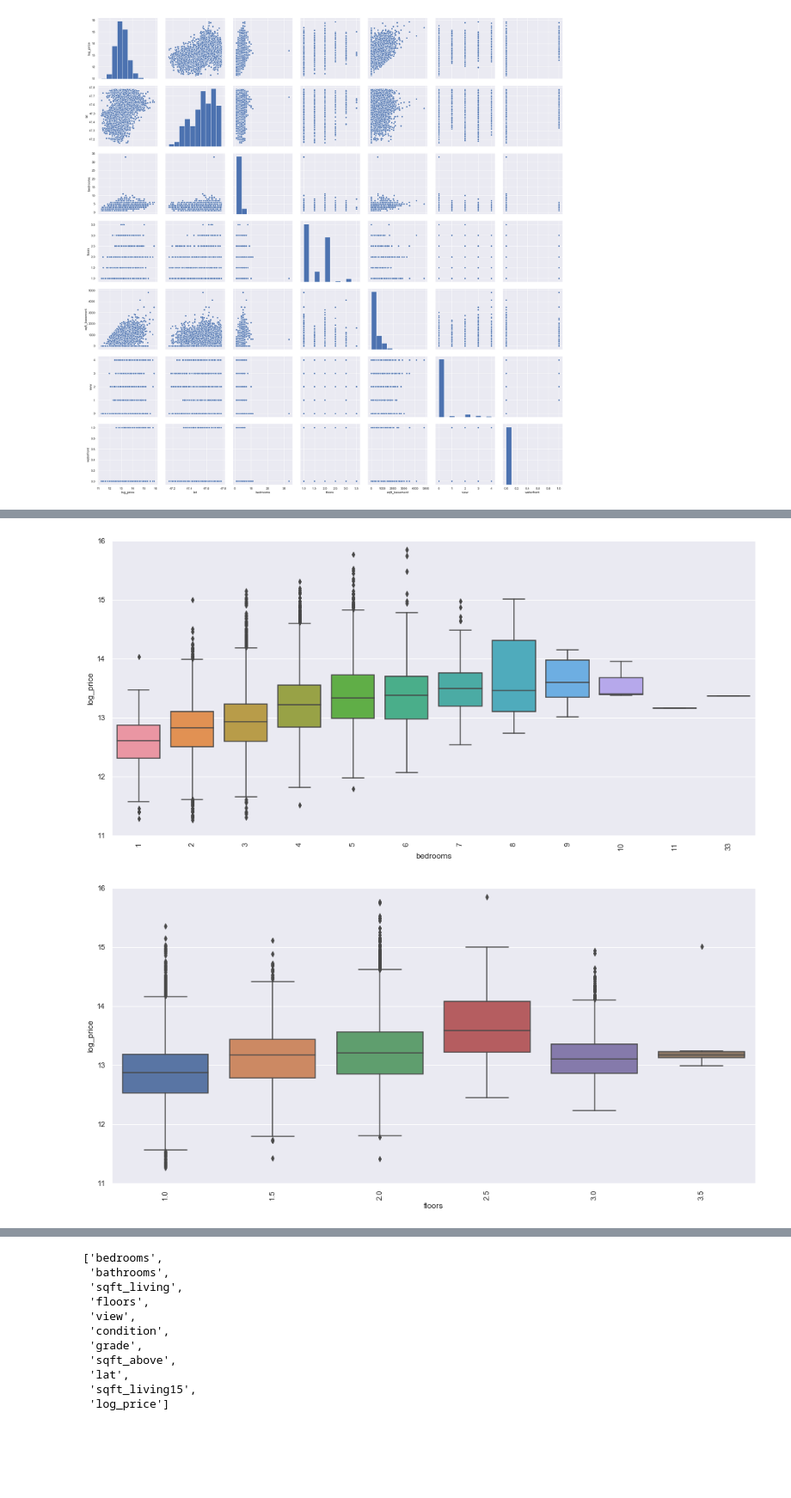
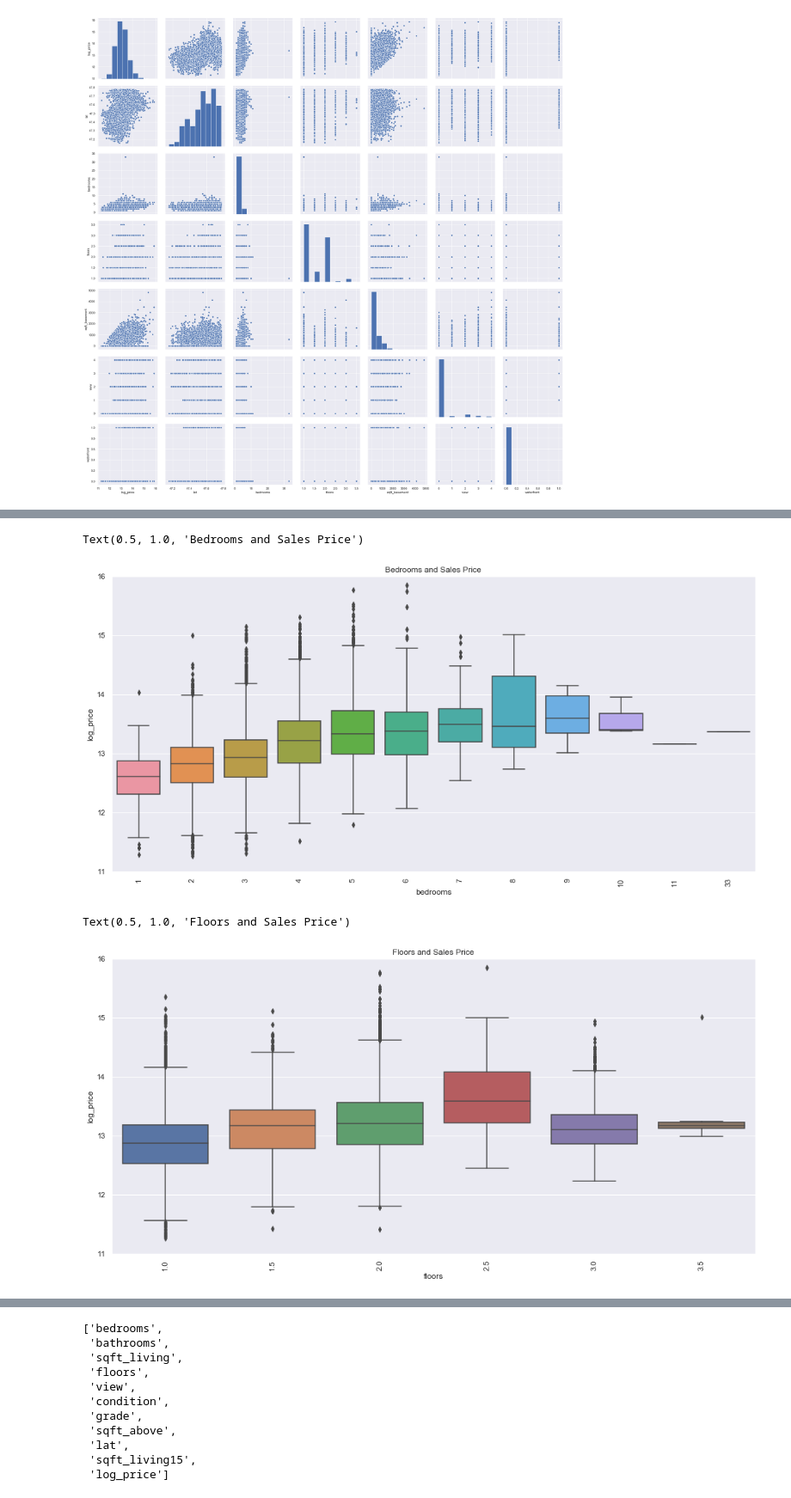
Before and after one commit to giorosati/dsc-1-final-project-online-ds-pt-100118, a Jupyter notebook: student_v2.ipynb, the cells around one changed output, grey strips where cells are left out. Shown at 86% size. Saved outputs shown, nothing was run; the diff lists cells and outputs as text; code cells hidden in the pictures; blank space fills up the shorter version.

```diff
--- a/student_v2.ipynb
+++ b/student_v2.ipynb
@@ -610,20 +633,24 @@ f, ax = plt.subplots(figsize=(17, 8))
 fig = sns.boxplot(x=var, y="log_price", data=data)
 fig.axis(ymin=11, ymax=16);
 plt.xticks(rotation=90);
+plt.title("Bedrooms and Sales Price")
 # %% [output]
+Text(0.5, 1.0, 'Bedrooms and Sales Price')
-[figure, old version]
+[figure, new version]
 # %%
 # bedrooms again indicates a slight correlation to log_price from values 1 to 7.
 # Above 7 the correlation breaks down.
 
 var = 'floors'
 data = pd.concat([df2.log_price, df2[var]], axis=1)
 f, ax = plt.subplots(figsize=(17, 8))
 fig = sns.boxplot(x=var, y="log_price", data=data)
 fig.axis(ymin=11, ymax=16);
 plt.xticks(rotation=90);
+plt.title("Floors and Sales Price")
 # %% [output]
+Text(0.5, 1.0, 'Floors and Sales Price')
-[figure, old version]
+[figure, new version]
 # %%
 # floors shows a slight positive correlation to log_price for floors of 1 to 2.5, but with many outliers
 
```
Also changed, not shown: parts of 21 cells of this notebook, 3 other files.
